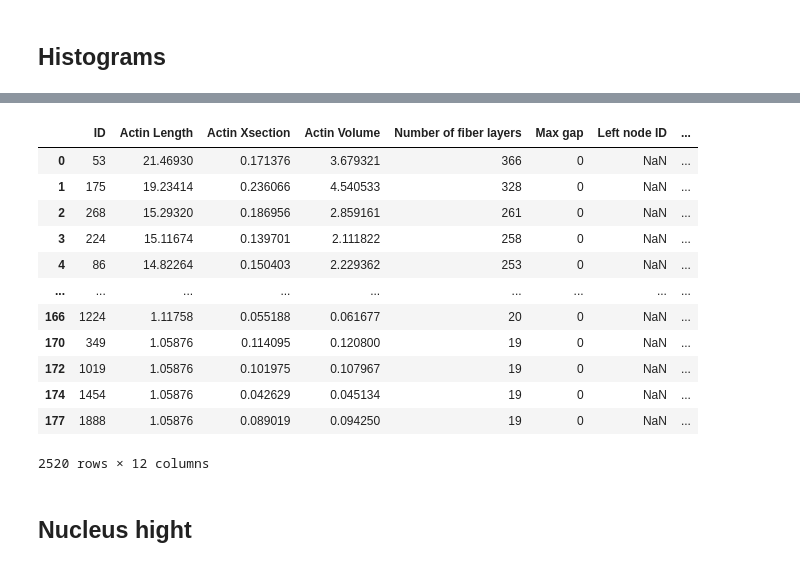
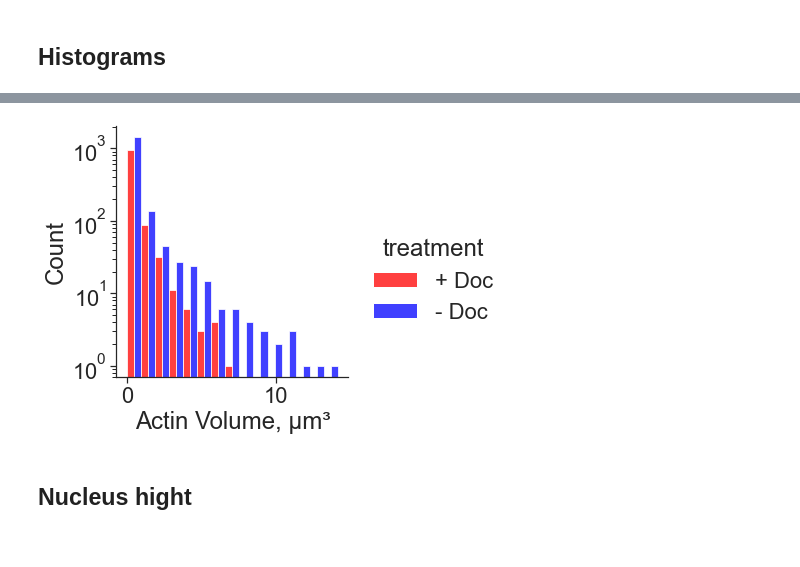
Before and after one commit to mal-boisestate/afilament, a Jupyter notebook: utils/stat_analysis_Nurbanu_match.ipynb, the cells around one changed output, grey strips where cells are left out. Drawn from its saved outputs; the diff is of its cells as text; code cells hidden in the pictures.

```diff
--- a/utils/stat_analysis_Nurbanu_match.ipynb
+++ b/utils/stat_analysis_Nurbanu_match.ipynb
@@ -331,33 +351,18 @@ ValueError: cannot reindex on an axis with duplicate labels
-# %%
-df = df_combined[df_combined['part'] == 'whole']
-df[df.index.duplicated()]
-# %% [output]
-|  | ID | Actin Length | Actin Xsection | Actin Volume | Number of fiber layers | Max gap | Left node ID | ... |
-| 0 | 53 | 21.46930 | 0.171376 | 3.679321 | 366 | 0 | NaN | ... |
-| 1 | 175 | 19.23414 | 0.236066 | 4.540533 | 328 | 0 | NaN | ... |
-| 2 | 268 | 15.29320 | 0.186956 | 2.859161 | 261 | 0 | NaN | ... |
-| 3 | 224 | 15.11674 | 0.139701 | 2.111822 | 258 | 0 | NaN | ... |
-| 4 | 86 | 14.82264 | 0.150403 | 2.229362 | 253 | 0 | NaN | ... |
-| ... | ... | ... | ... | ... | ... | ... | ... | ... |
-| 166 | 1224 | 1.11758 | 0.055188 | 0.061677 | 20 | 0 | NaN | ... |
-| 170 | 349 | 1.05876 | 0.114095 | 0.120800 | 19 | 0 | NaN | ... |
-| 172 | 1019 | 1.05876 | 0.101975 | 0.107967 | 19 | 0 | NaN | ... |
-| 174 | 1454 | 1.05876 | 0.042629 | 0.045134 | 19 | 0 | NaN | ... |
-| 177 | 1888 | 1.05876 | 0.089019 | 0.094250 | 19 | 0 | NaN | ... |
-2520 rows × 12 columns
 # %%
 fig_args = {'x': 'Actin Volume',
             'hue':'treatment',
-            'data': df_combined[df_combined['part'] == 'whole'],
+            'data': test_df,
             'multiple': "dodge",
             'palette': pal,
             'log_scale' : (False, True),
             'bins': 15}
 
 
 fig = sns.displot(**fig_args)
 fig.set(xlabel="Actin Volume, μm\u00b3")
 fig.savefig(f'actin_volume_hist.png', format='png')
+# %% [output]
+[figure, added]
 # %% [markdown]
 ## Nucleus hight
 # %%
```
Also changed, not shown: parts of 19 cells of this notebook, 14 other files.
